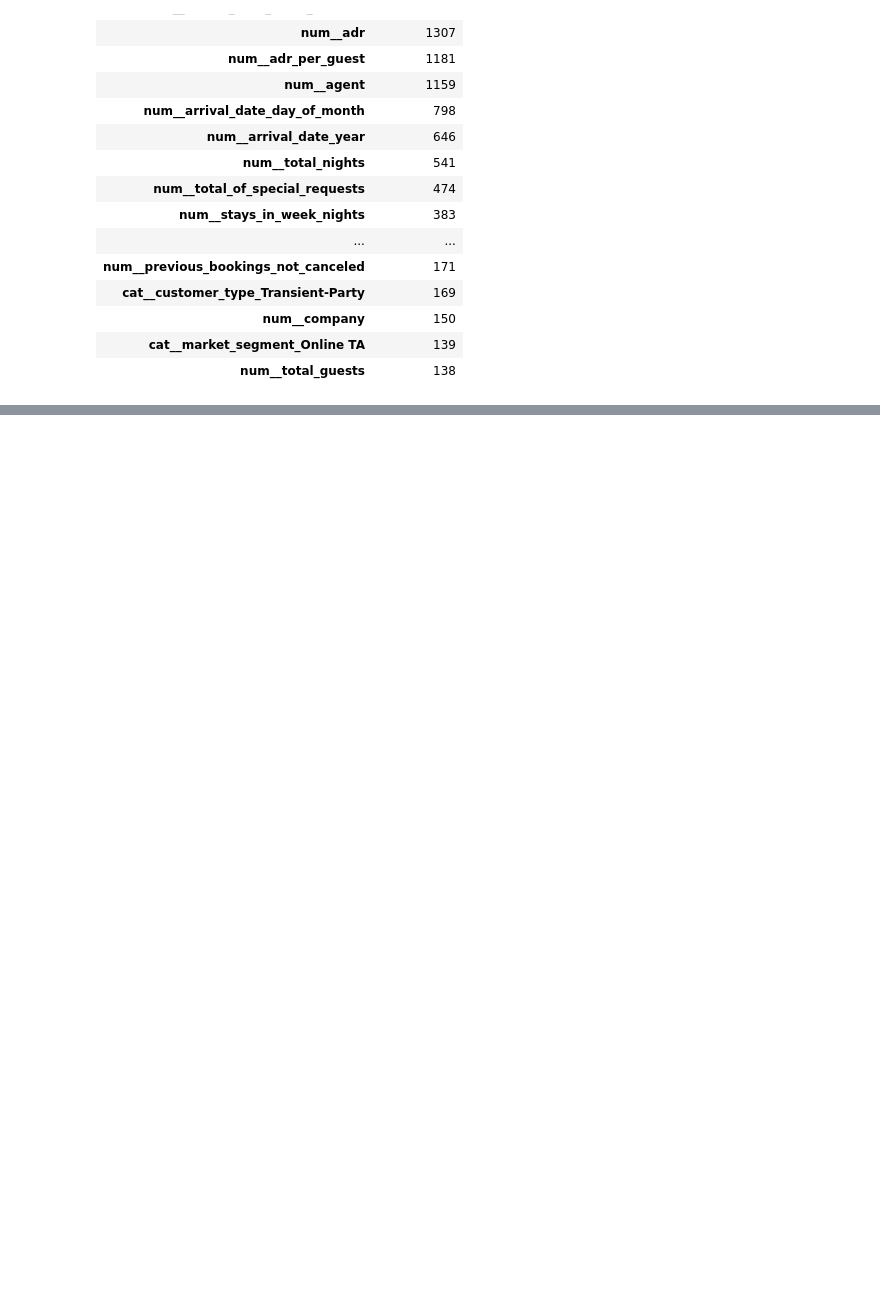
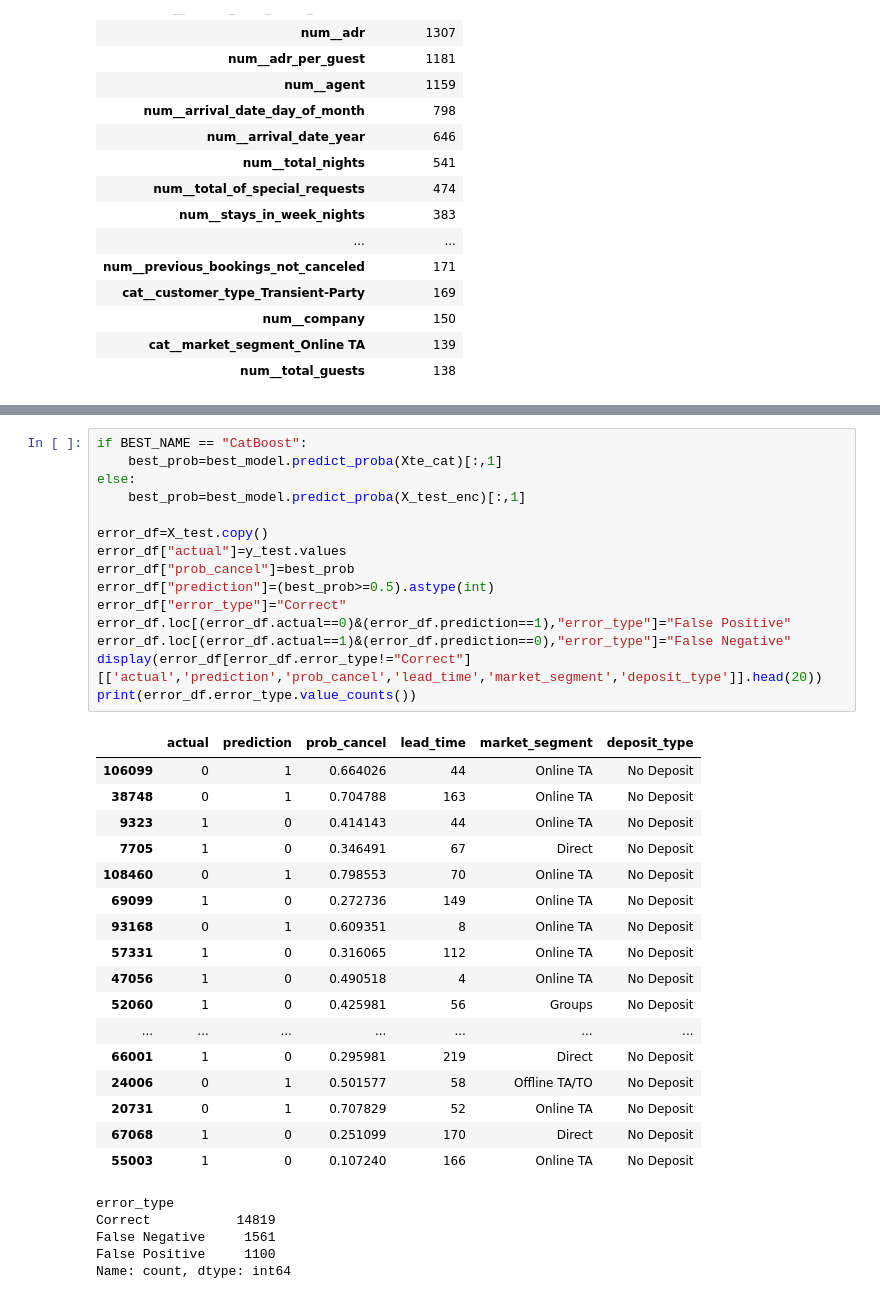
Before and after one commit to nuespringramalimarouane-prog/Hotel-Booking-Cancellation-Prediction, a Jupyter notebook: hotel_booking_cancellation.ipynb, the cells around one changed output, grey strips where cells are left out. Saved outputs shown, nothing was run; the diff lists cells and outputs as text; blank space fills up the shorter version.

```diff
--- a/hotel_booking_cancellation.ipynb
+++ b/hotel_booking_cancellation.ipynb
@@ -548,0 +553,38 @@ display(imp.to_frame("importance"))
+# %%
+if BEST_NAME == "CatBoost":
+    best_prob=best_model.predict_proba(Xte_cat)[:,1]
+else:
+    best_prob=best_model.predict_proba(X_test_enc)[:,1]
+
+error_df=X_test.copy()
+error_df["actual"]=y_test.values
+error_df["prob_cancel"]=best_prob
+error_df["prediction"]=(best_prob>=0.5).astype(int)
+error_df["error_type"]="Correct"
+error_df.loc[(error_df.actual==0)&(error_df.prediction==1),"error_type"]="False Positive"
+error_df.loc[(error_df.actual==1)&(error_df.prediction==0),"error_type"]="False Negative"
+display(error_df[error_df.error_type!="Correct"][['actual','prediction','prob_cancel','lead_time','market_segment','deposit_type']].head(20))
+print(error_df.error_type.value_counts())
+# %% [output]
+|  | actual | prediction | prob_cancel | lead_time | market_segment | deposit_type |
+| 106099 | 0 | 1 | 0.664026 | 44 | Online TA | No Deposit |
+| 38748 | 0 | 1 | 0.704788 | 163 | Online TA | No Deposit |
+| 9323 | 1 | 0 | 0.414143 | 44 | Online TA | No Deposit |
+| 7705 | 1 | 0 | 0.346491 | 67 | Direct | No Deposit |
+| 108460 | 0 | 1 | 0.798553 | 70 | Online TA | No Deposit |
+| 69099 | 1 | 0 | 0.272736 | 149 | Online TA | No Deposit |
+| 93168 | 0 | 1 | 0.609351 | 8 | Online TA | No Deposit |
+| 57331 | 1 | 0 | 0.316065 | 112 | Online TA | No Deposit |
+| 47056 | 1 | 0 | 0.490518 | 4 | Online TA | No Deposit |
+| 52060 | 1 | 0 | 0.425981 | 56 | Groups | No Deposit |
+| ... | ... | ... | ... | ... | ... | ... |
+| 66001 | 1 | 0 | 0.295981 | 219 | Direct | No Deposit |
+| 24006 | 0 | 1 | 0.501577 | 58 | Offline TA/TO | No Deposit |
+| 20731 | 0 | 1 | 0.707829 | 52 | Online TA | No Deposit |
+| 67068 | 1 | 0 | 0.251099 | 170 | Direct | No Deposit |
+| 55003 | 1 | 0 | 0.107240 | 166 | Online TA | No Deposit |
+error_type
+Correct           14819
+False Negative     1561
+False Positive     1100
+Name: count, dtype: int64
```
Also changed, not shown: parts of 2 cells of this notebook.
